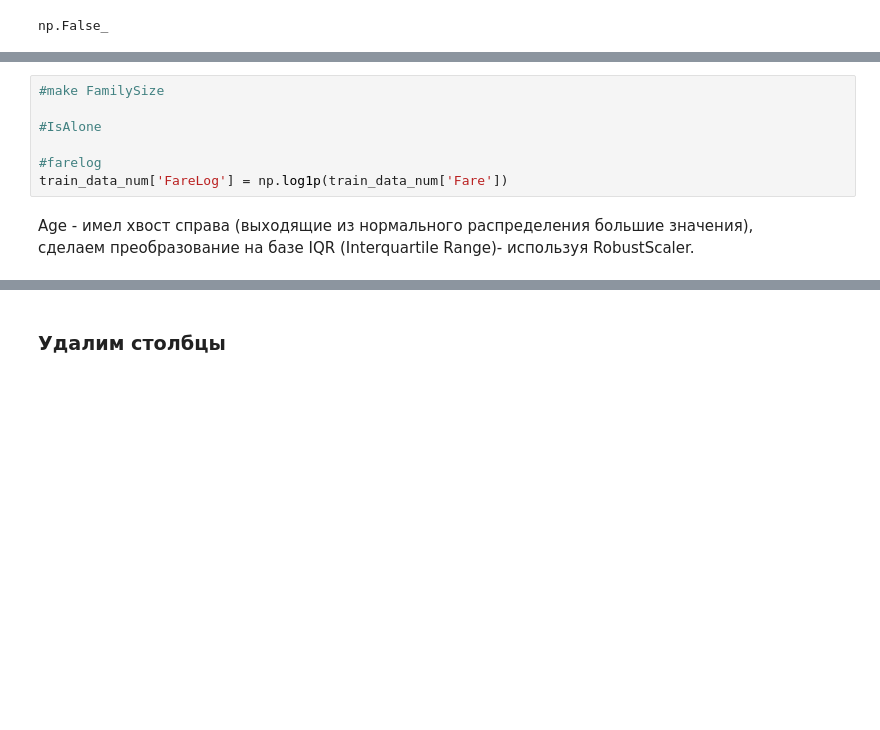
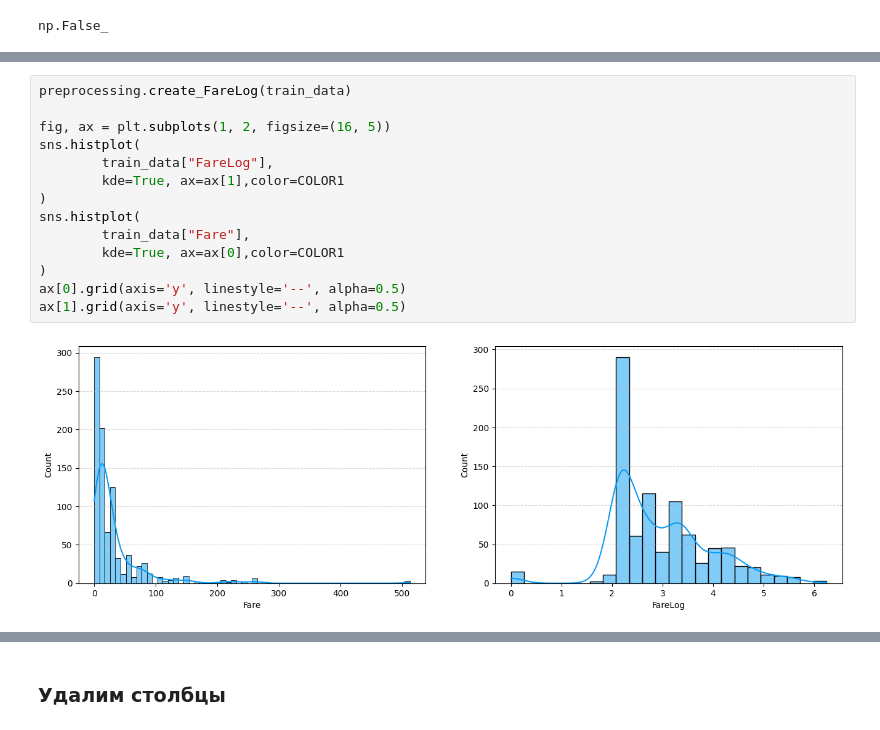
Before and after one commit to iryzyvanov/kaggle_titanic_solution, a Jupyter notebook: notebooks/preprocess.ipynb, the cells around one changed output, grey strips where cells are left out. Drawn from its saved outputs; the diff is of its cells as text; blank space fills up the shorter version.

```diff
--- a/notebooks/preprocess.ipynb
+++ b/notebooks/preprocess.ipynb
@@ -84,10 +98,16 @@ np.False_
 # %%
-#make FamilySize
+preprocessing.create_FareLog(train_data)
 
-#IsAlone
-
-#farelog
-train_data_num['FareLog'] = np.log1p(train_data_num['Fare'])
+fig, ax = plt.subplots(1, 2, figsize=(16, 5))
+sns.histplot(
+        train_data["FareLog"],
+        kde=True, ax=ax[1],color=COLOR1
+)
+sns.histplot(
+        train_data["Fare"],
+        kde=True, ax=ax[0],color=COLOR1
+)
+ax[0].grid(axis='y', linestyle='--', alpha=0.5)
+ax[1].grid(axis='y', linestyle='--', alpha=0.5)
+# %% [output]
+[figure, added]
-# %% [markdown]
-Age - имел хвост справа (выходящие из нормального распределения большие значения),
-сделаем преобразование на базе IQR (Interquartile Range)- используя RobustScaler.
```
Also changed, not shown: parts of 5 cells of this notebook, 1 other file.
